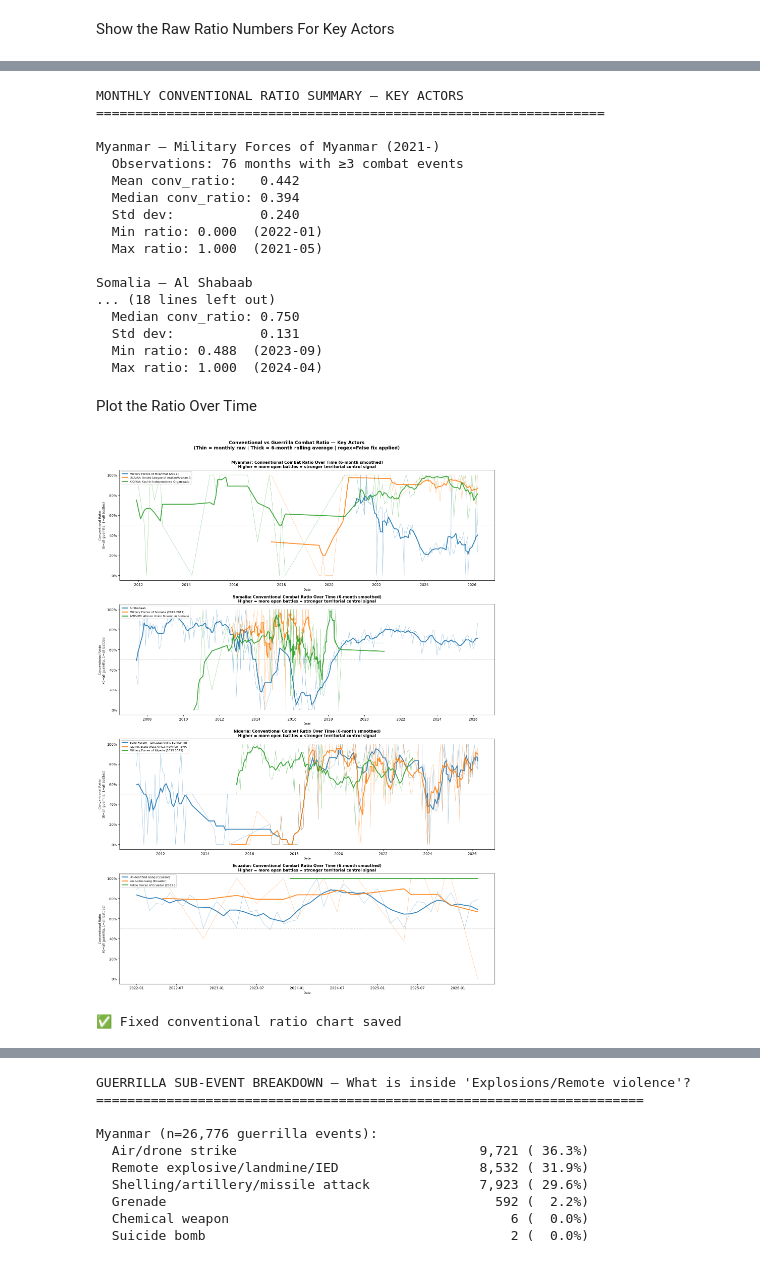
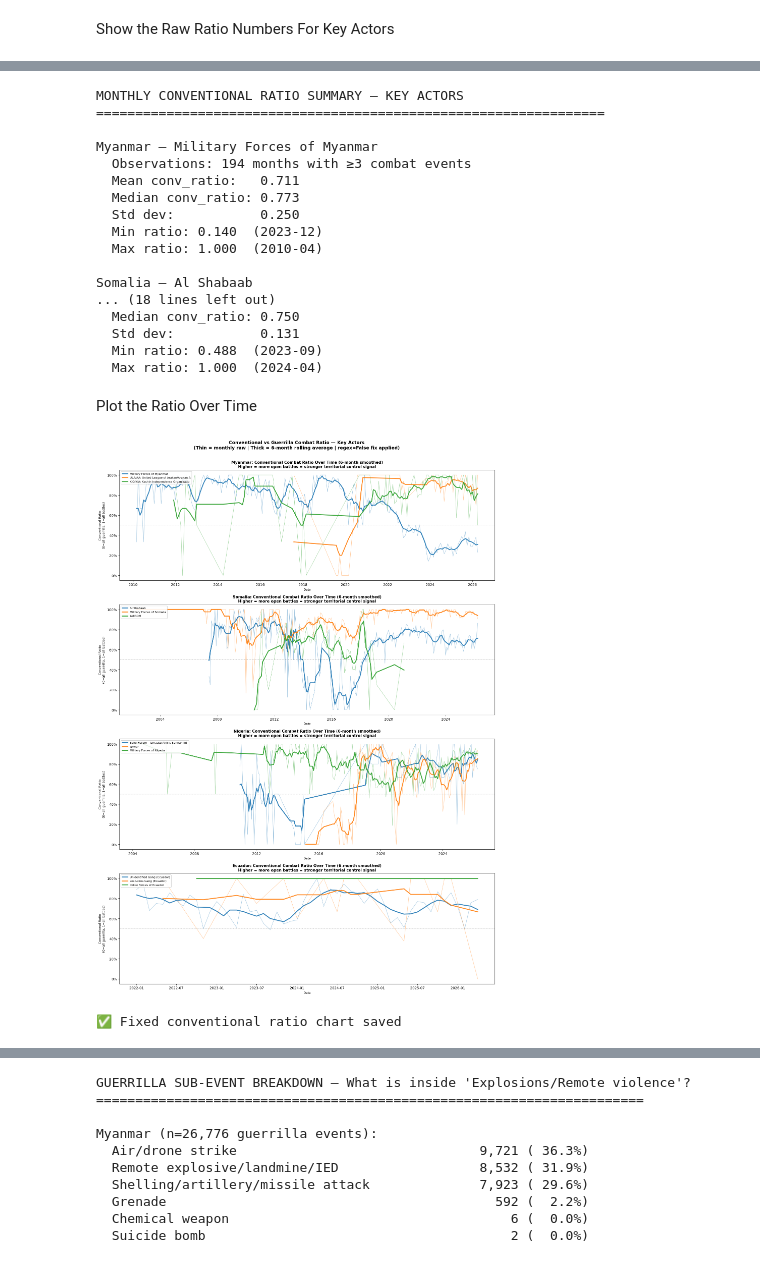
Before and after one commit to DSDMmasterProject/territorial_control_dsdm_master_project, a Jupyter notebook: notebooks/02_eda_deep_dive.ipynb, the cells around one changed output, grey strips where cells are left out. Cells and saved outputs as stored; diff of their text form; code cells hidden in the pictures.

```diff
--- a/notebooks/02_eda_deep_dive.ipynb
+++ b/notebooks/02_eda_deep_dive.ipynb
@@ -240,7 +321,7 @@ TOP 20 COMBAT ACTORS — Myanmar
 # FIXED: Same regex=False fix for numerical summary
 
 focus_actors = { # the actors whose territorial story matters most to us
-    "Myanmar": "Military Forces of Myanmar (2021-)",   # exact name confirmed from diagnostic
+    "Myanmar": "Military Forces of Myanmar",   # exact name confirmed from diagnostic
     "Somalia": "Al Shabaab",                           # no parentheses — was already working
     "Nigeria": "Boko Haram",                           # partial match — was already working
     "Ecuador": "Unidentified Gang (Ecuador)",          # parentheses were breaking this
@@ -249,16 +330,16 @@ focus_actors = { # the actors whose territorial story matters most to us
 print("MONTHLY CONVENTIONAL RATIO SUMMARY — KEY ACTORS")
 print("=" * 65)
 
-for country, actor_partial in focus_actors.items():
+for country, actor_partial in focus_actors.items(): # loop through each country and its focus actor
 
-    df_r = monthly_ratios[country]
+    df_r = monthly_ratios[country] # get the ratio dataframe for this country
 
-    actor_data = df_r[
+    actor_data = df_r[ # filter to rows matching this actor — this is where the regex=False fix is crucial — without it, parentheses in actor names break the search and return empty dataframes
         df_r["actor"].str.contains(
             actor_partial,
             case=False,
             na=False,
-            regex=False                                # ← same fix here
+            regex=False
         )
     ].copy()
 
@@ -282,13 +363,13 @@ for country, actor_partial in focus_actors.items():
 MONTHLY CONVENTIONAL RATIO SUMMARY — KEY ACTORS
 =================================================================
 
-Myanmar — Military Forces of Myanmar (2021-)
-  Observations: 76 months with ≥3 combat events
-  Mean conv_ratio:   0.442
-  Median conv_ratio: 0.394
-  Std dev:           0.240
-  Min ratio: 0.000  (2022-01)
-  Max ratio: 1.000  (2021-05)
+Myanmar — Military Forces of Myanmar
+  Observations: 194 months with ≥3 combat events
+  Mean conv_ratio:   0.711
+  Median conv_ratio: 0.773
+  Std dev:           0.250
+  Min ratio: 0.140  (2023-12)
+  Max ratio: 1.000  (2010-04)
 
 Somalia — Al Shabaab
 ... (18 lines left out)
@@ -310,24 +391,24 @@ Plot the Ratio Over Time
 
 focus_actors_full = {                          # exact actor names taken from the diagnostic cell output
     "Myanmar": [
-        "Military Forces of Myanmar (2021-)",          # junta post-coup — 21,445 combat events confirmed
+        "Military Forces of Myanmar",          # junta post-coup — 21,445 combat events confirmed
         "ULA/AA: United League of Arakan/Arakan Army", # Arakan Army — most territorially successful resistance
         "KIO/KIA: Kachin Independence Organization/Kachin Independence Army",  # northern ethnic armed group
     ],
     "Somalia": [
         "Al Shabaab",                                  # primary territorial actor — 15,291 combat events
-        "Military Forces of Somalia (2012-2017)",       # government forces bracket 1
-        "AMISOM: African Union Mission in Somalia (2007-2022)",  # AU peacekeeping mission
+        "Military Forces of Somalia",       # government forces bracket 1
+        "AMISOM",  # AU peacekeeping mission
     ],
     "Nigeria": [
         "Boko Haram - Jamaatu Ahli is-Sunnah lid-Dawati wal-Jihad",  # full exact name from diagnostic
-        "Islamic State West Africa Province (ISWAP)",  # Boko Haram splinter — 940 combat events
-        "Military Forces of Nigeria (2015-2023)",      # government forces — 2,491 combat events
+        "ISWAP",  # Boko Haram splinter — 940 combat events
+        "Military Forces of Nigeria",      # government forces — 2,491 combat events
     ],
     "Ecuador": [
         "Unidentified Gang (Ecuador)",                 # dominant criminal actor — 1,428 combat events
         "Los Lobos Gang (Ecuador)",                    # named territorial gang — 120 combat events
-        "Police Forces of Ecuador (2023-)",            # state response — 250 combat events
+        "Police Forces of Ecuador",            # state response — 250 combat events
     ],
 }
 
@@ -392,33 +473,33 @@ for idx, (country, actors) in enumerate(focus_actors_full.items()):  # loop thro
     if not plotted_any:
         ax.text(0.5, 0.5, "No actors met minimum data threshold (≥6 months with ≥3 combat events)",
                 transform=ax.transAxes, ha="center", va="center", fontsize=10)
 
     ax.set_ylim(-0.05, 1.05)                           # ratio always between 0 and 1
     ax.axhline(0.5, color="black", linewidth=0.8,      # reference line at 50% midpoint
                linestyle=":", alpha=0.4)
 
     ax.set_title(
         f"{country}: Conventional Combat Ratio Over Time (6-month smoothed)\n"
         f"Higher = more open battles = stronger territorial control signal",
         fontsize=11, fontweight="bold"
     )
     ax.set_ylabel("Conventional Ratio\n(0=all guerrilla, 1=all battles)", fontsize=9)
     ax.set_xlabel("Date", fontsize=9)
     ax.legend(loc="upper left", fontsize=8, framealpha=0.9)
     ax.yaxis.set_major_formatter(
         mticker.FuncFormatter(lambda y, _: f"{y:.0%}")  # format as percentage
     )
 
 plt.suptitle(
     "Conventional vs Guerrilla Combat Ratio — Key Actors\n"
     "(Thin = monthly raw | Thick = 6-month rolling average | regex=False fix applied)",
     fontsize=13, fontweight="bold", y=1.005
 )
 plt.tight_layout()
 plt.savefig("../reports/figures/04_conventional_ratio_key_actors.png", dpi=150, bbox_inches="tight")
 plt.show()
 print("✅ Fixed conventional ratio chart saved")
 # %% [output]
-[figure, old version]
+[figure, new version]
 ✅ Fixed conventional ratio chart saved
 # %% [markdown]
```
Also changed, not shown: parts of 36 cells of this notebook, 4 other files.
